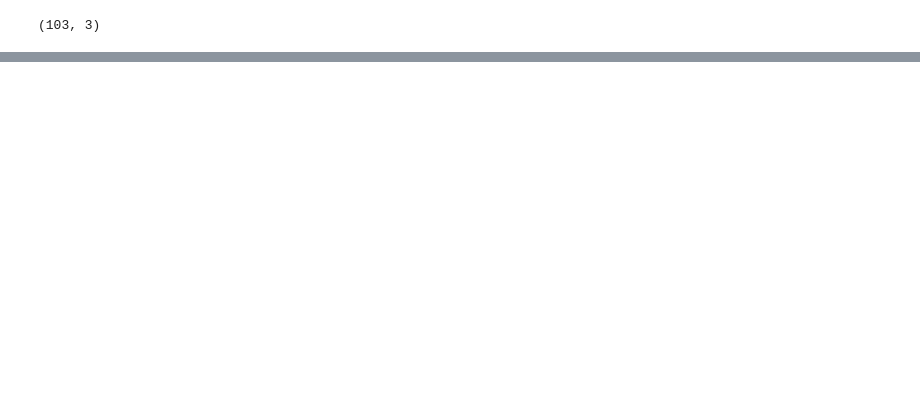
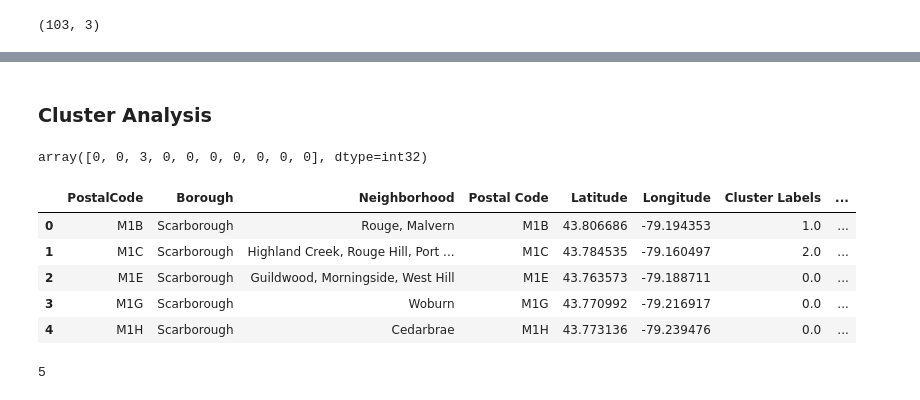
Before and after one commit to vatsal220/Data-Science-Capstone-Project, a Jupyter notebook: Segmenting and Clustering Neighborhoods in Toronto.ipynb, the cells around one changed output, grey strips where cells are left out. Cells and saved outputs as stored; diff of their text form; code cells hidden in the pictures; blank space fills up the shorter version.

```diff
--- a/Segmenting and Clustering Neighborhoods in Toronto.ipynb
+++ b/Segmenting and Clustering Neighborhoods in Toronto.ipynb
@@ -54,0 +250,5 @@ df.shape
+# %%
+toronto_venues = getNearbyVenues(names=df_geo['Neighborhood'],
+                                   latitudes=df_geo['Latitude'],
+                                   longitudes=df_geo['Longitude']
+                                  )
@@ -54,0 +293,3 @@ df.shape
+# %%
+toronto_grouped = toronto_onehot.groupby('Neighborhood').mean().reset_index()
+toronto_grouped
@@ -54,0 +315,12 @@ df.shape
+# %%
+num_top_venues = 5
+
+for hood in toronto_grouped['Neighborhood']:
+    print("----"+hood+"----")
+    temp = toronto_grouped[toronto_grouped['Neighborhood'] == hood].T.reset_index()
+    temp.columns = ['venue','freq']
+    temp = temp.iloc[1:]
+    temp['freq'] = temp['freq'].astype(float)
+    temp = temp.round({'freq': 2})
+    print(temp.sort_values('freq', ascending=False).reset_index(drop=True).head(num_top_venues))
+    print('\n')
@@ -54,0 +382,36 @@ df.shape
+# %% [markdown]
+### Cluster Analysis
+# %%
+kclusters = 5 #define k
+
+toronto_grouped_clustering = toronto_grouped.drop('Neighborhood', 1)
+
+# run k-means clustering
+kmeans = KMeans(n_clusters=kclusters, random_state=0).fit(toronto_grouped_clustering)
+
+# check cluster labels generated for each row in the dataframe
+kmeans.labels_[0:10]
+# %% [output]
+array([0, 0, 3, 0, 0, 0, 0, 0, 0, 0], dtype=int32)
+# %%
+# add clustering labels
+neighborhoods_venues_sorted.insert(0, 'Cluster Labels', kmeans.labels_)
+
+toronto_merged = df_geo
+
+# merge toronto_grouped with toronto_data to add latitude/longitude for each neighborhood
+toronto_merged = toronto_merged.join(neighborhoods_venues_sorted.set_index('Neighborhood'), on='Neighborhood')
+
+toronto_merged.head()
+# %% [output]
+|  | PostalCode | Borough | Neighborhood | Postal Code | Latitude | Longitude | Cluster Labels | ... |
+| 0 | M1B | Scarborough | Rouge, Malvern | M1B | 43.806686 | -79.194353 | 1.0 | ... |
+| 1 | M1C | Scarborough | Highland Creek, Rouge Hill, Port ... | M1C | 43.784535 | -79.160497 | 2.0 | ... |
+| 2 | M1E | Scarborough | Guildwood, Morningside, West Hill | M1E | 43.763573 | -79.188711 | 0.0 | ... |
+| 3 | M1G | Scarborough | Woburn | M1G | 43.770992 | -79.216917 | 0.0 | ... |
+| 4 | M1H | Scarborough | Cedarbrae | M1H | 43.773136 | -79.239476 | 0.0 | ... |
+# %%
+#Number of cluster
+kclusters
+# %% [output]
+5
```
Also changed, not shown: parts of 38 cells of this notebook.
